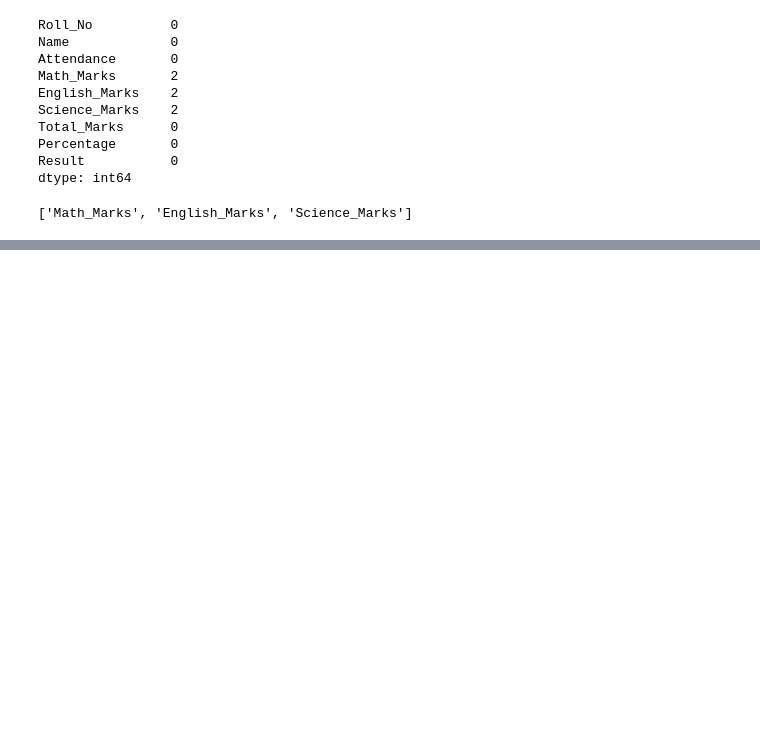
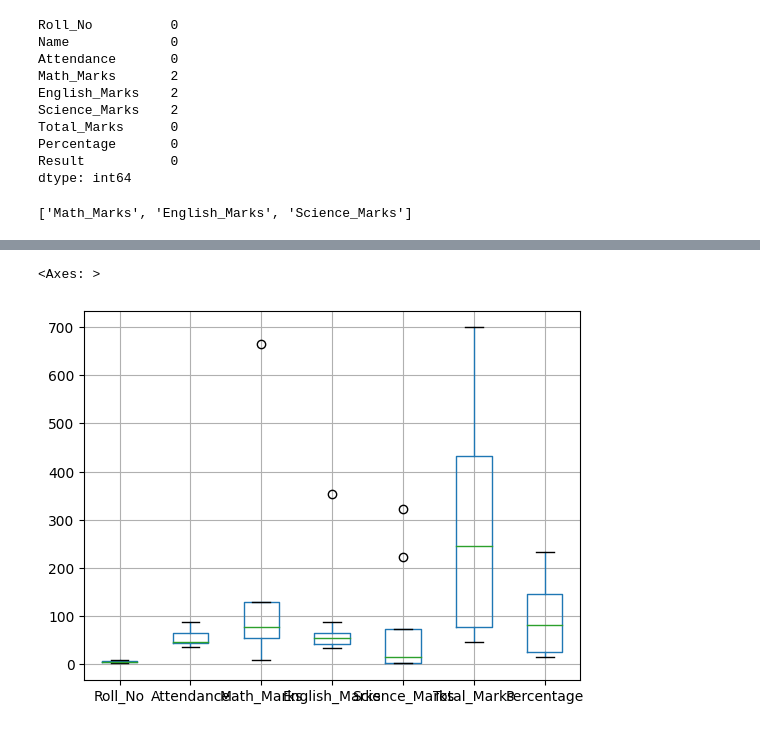
Before and after one commit to poseidonsanket/DSBDA-Lab, a Jupyter notebook: Data_Wrangling2.ipynb, the cells around one changed output, grey strips where cells are left out. Saved outputs shown, nothing was run; the diff lists cells and outputs as text; code cells hidden in the pictures; blank space fills up the shorter version.

```diff
--- a/Data_Wrangling2.ipynb
+++ b/Data_Wrangling2.ipynb
@@ -198,0 +277,5 @@ obj1.fillna(1)
+# %%
+obj1.boxplot()
+# %% [output]
+<Axes: >
+[figure, added]
```
Also changed, not shown: parts of 36 cells of this notebook.
